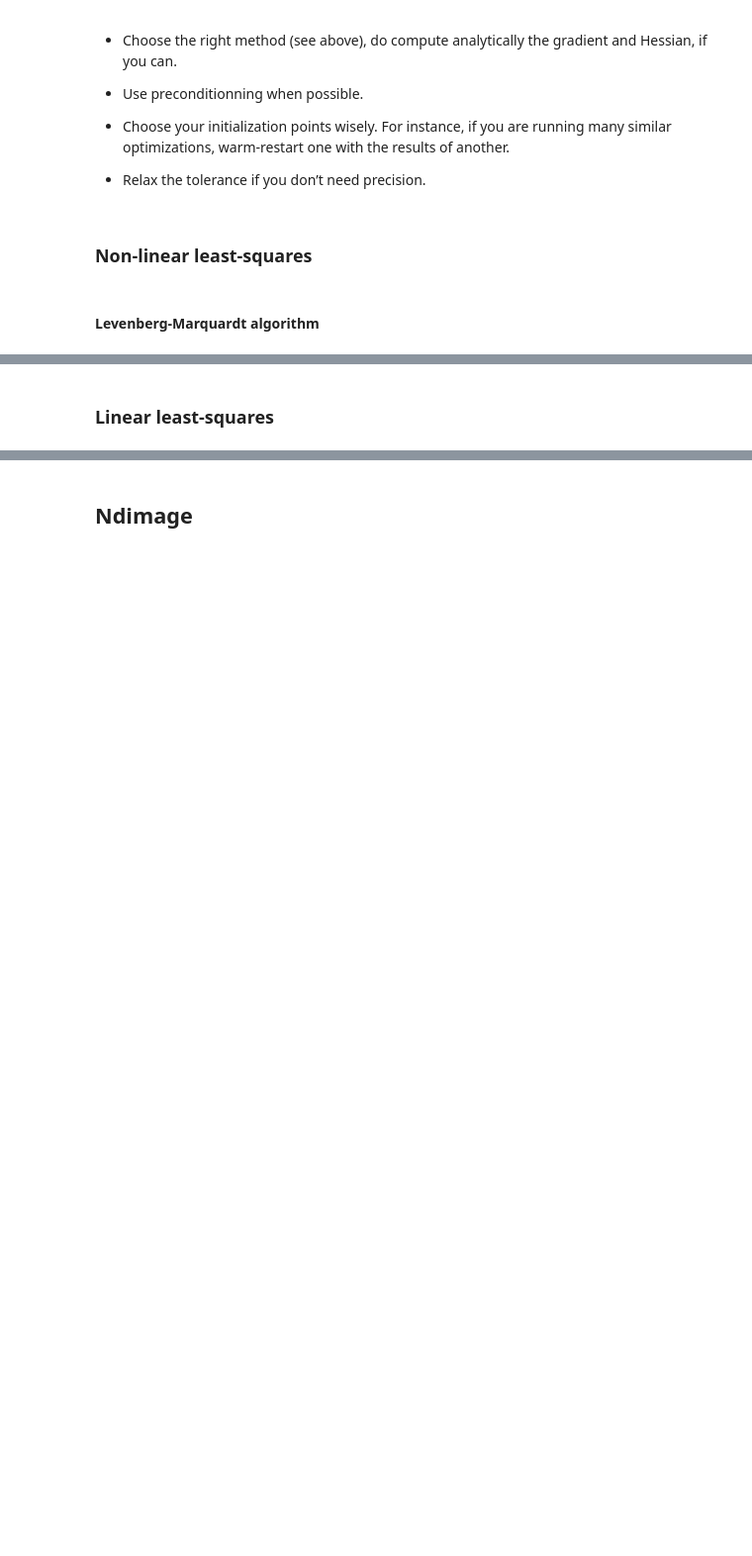
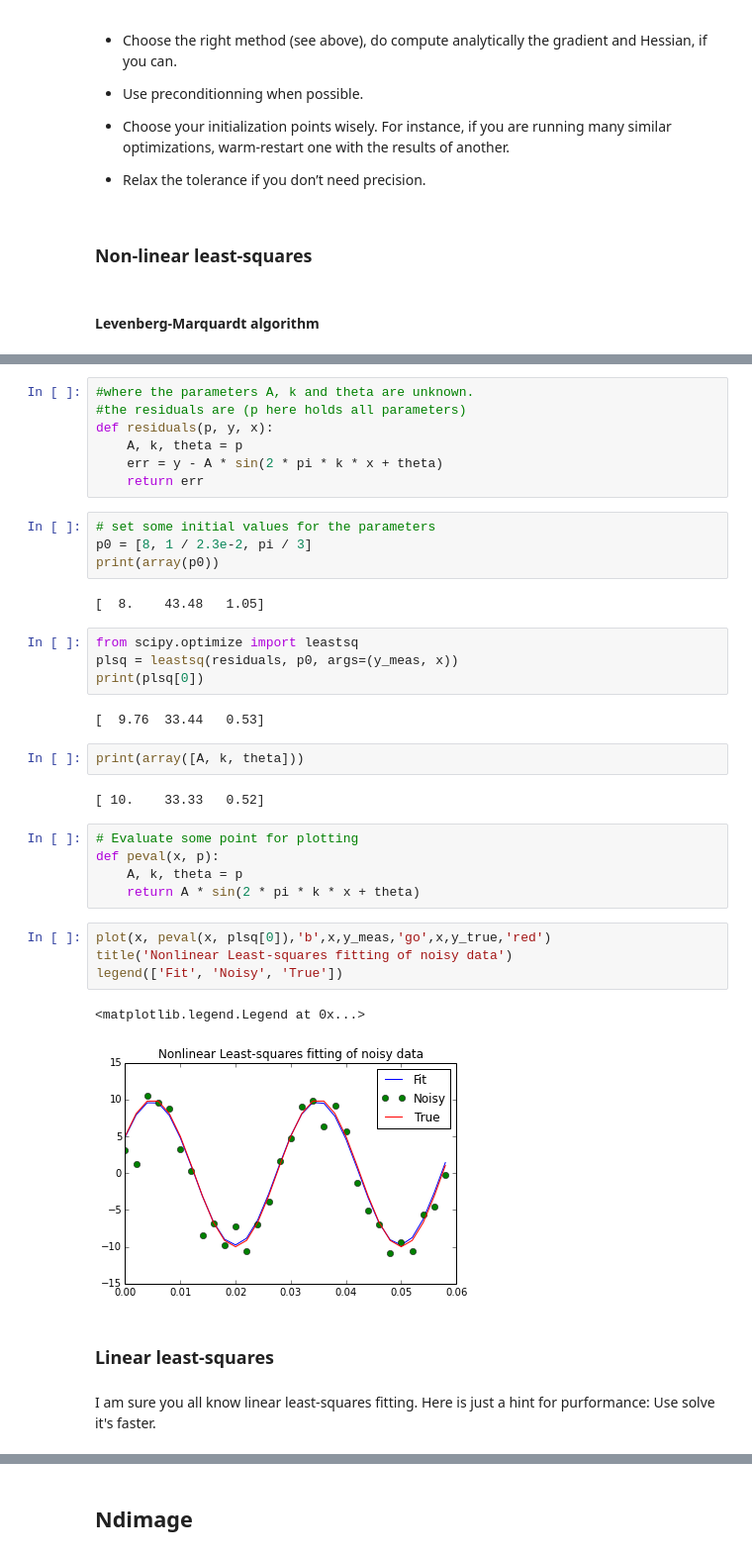
Before and after one commit to Garyfallidis/meta_didaktoriko, a Jupyter notebook: Sherbrooke_numpy_seminar_2015/course/Numpy and Scipy.ipynb, the cells around one changed output, grey strips where cells are left out. Shown at 99% size. Drawn from its saved outputs; the diff is of its cells as text; blank space fills up the shorter version.

```diff
--- a/Sherbrooke_numpy_seminar_2015/course/Numpy and Scipy.ipynb
+++ b/Sherbrooke_numpy_seminar_2015/course/Numpy and Scipy.ipynb
@@ -1061,5 +1067,42 @@ optimize.leastsq(f, x0)
+# %%
+#where the parameters A, k and theta are unknown.
+#the residuals are (p here holds all parameters)
+def residuals(p, y, x):
+    A, k, theta = p
+    err = y - A * sin(2 * pi * k * x + theta)
+    return err
+# %%
+# set some initial values for the parameters
+p0 = [8, 1 / 2.3e-2, pi / 3]
+print(array(p0))
+# %% [output]
+[  8.    43.48   1.05]
+# %%
+from scipy.optimize import leastsq
+plsq = leastsq(residuals, p0, args=(y_meas, x))
+print(plsq[0])
+# %% [output]
+[  9.76  33.44   0.53]
+# %%
+print(array([A, k, theta]))
+# %% [output]
+[ 10.    33.33   0.52]
+# %%
+# Evaluate some point for plotting
+def peval(x, p):
+    A, k, theta = p
+    return A * sin(2 * pi * k * x + theta)
+# %%
+plot(x, peval(x, plsq[0]),'b',x,y_meas,'go',x,y_true,'red')
+title('Nonlinear Least-squares fitting of noisy data')
+legend(['Fit', 'Noisy', 'True'])
+# %% [output]
+<matplotlib.legend.Legend at 0x...>
+[figure, added]
 # %% [markdown]
 ### Linear least-squares
+# %% [markdown]
+I am sure you all know linear least-squares fitting. Here is just a hint for purformance: Use solve it's faster.
 # %%
 from scipy import linalg
 A = np.array([[1,2],[3,4]])
```
Also changed, not shown: parts of 12 cells of this notebook.
